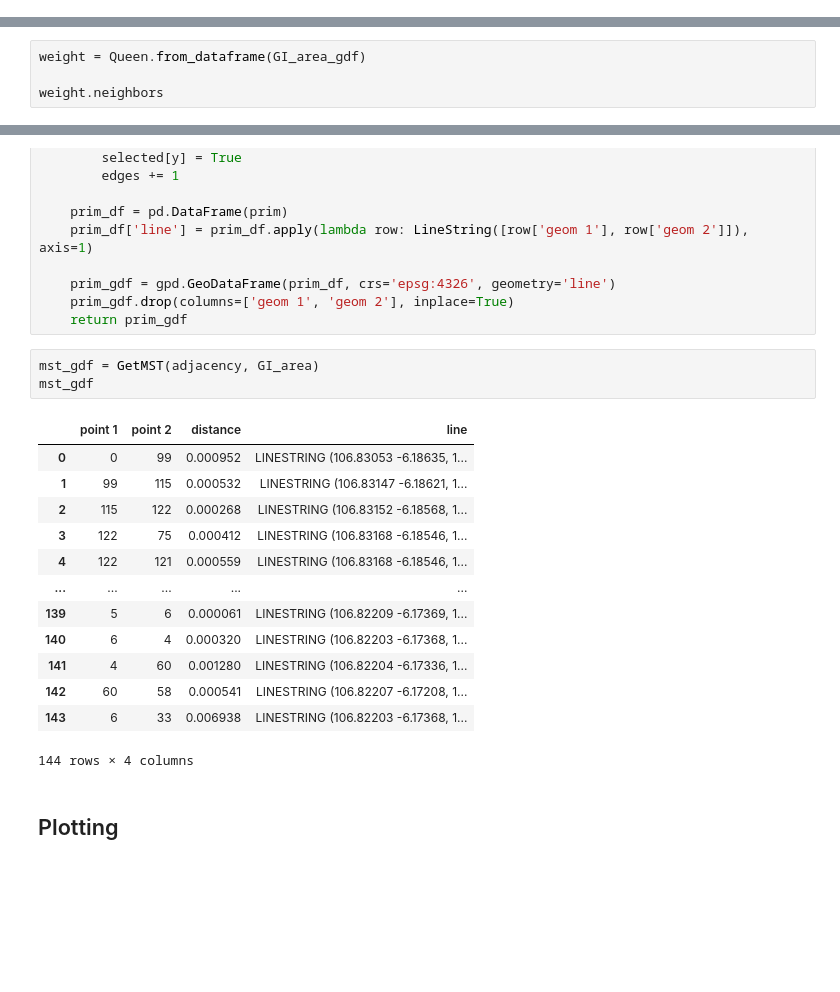
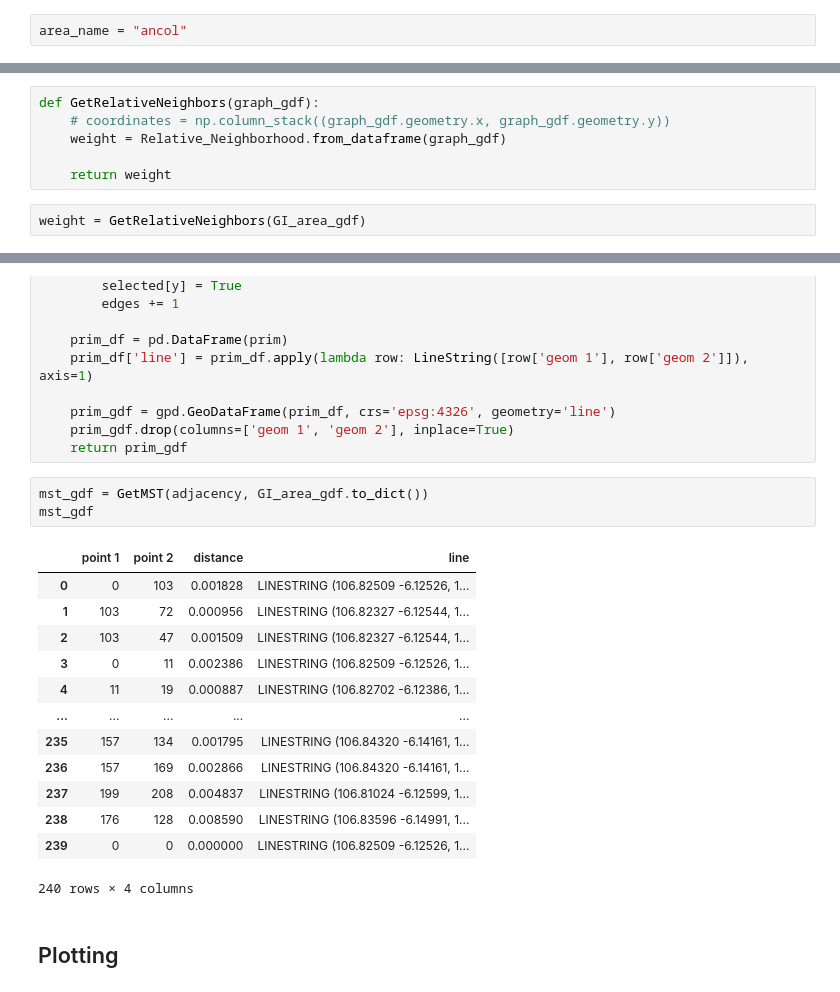
Before and after one commit to Quadran-ITB/substations-mst, a Jupyter notebook: substation_planning_mst.ipynb, the cells around one changed output, grey strips where cells are left out. Saved outputs shown, nothing was run; the diff lists cells and outputs as text; blank space fills up the shorter version.

```diff
--- a/substation_planning_mst.ipynb
+++ b/substation_planning_mst.ipynb
@@ -60,3 +60,5 @@ area_name = "kebon sirih"
+# %%
+area_name = "ancol"
 # %%
 GI_area_gdf = joined_gdf[joined_gdf['GI'].str.lower() == area_name.lower()].reset_index(drop=True)
 
@@ -77,6 +73,2 @@ print(GI_area)
 # %% [markdown]
 ## Neighboring points
-# %%
-weight = Queen.from_dataframe(GI_area_gdf)
-
-weight.neighbors
@@ -100,0 +83,8 @@ weight.neighbors
+# %%
+def GetRelativeNeighbors(graph_gdf):
+    # coordinates = np.column_stack((graph_gdf.geometry.x, graph_gdf.geometry.y))
+    weight = Relative_Neighborhood.from_dataframe(graph_gdf)
+
+    return weight
+# %%
+weight = GetRelativeNeighbors(GI_area_gdf)
@@ -163,22 +157,22 @@ def GetMST(graph, geom):
     prim_gdf.drop(columns=['geom 1', 'geom 2'], inplace=True)
     return prim_gdf
 # %%
-mst_gdf = GetMST(adjacency, GI_area)
+mst_gdf = GetMST(adjacency, GI_area_gdf.to_dict())
 mst_gdf
 # %% [output]
 |  | point 1 | point 2 | distance | line |
-| 0 | 0 | 99 | 0.000952 | LINESTRING (106.83053 -6.18635, 1... |
-| 1 | 99 | 115 | 0.000532 | LINESTRING (106.83147 -6.18621, 1... |
-| 2 | 115 | 122 | 0.000268 | LINESTRING (106.83152 -6.18568, 1... |
-| 3 | 122 | 75 | 0.000412 | LINESTRING (106.83168 -6.18546, 1... |
-| 4 | 122 | 121 | 0.000559 | LINESTRING (106.83168 -6.18546, 1... |
+| 0 | 0 | 103 | 0.001828 | LINESTRING (106.82509 -6.12526, 1... |
+| 1 | 103 | 72 | 0.000956 | LINESTRING (106.82327 -6.12544, 1... |
+| 2 | 103 | 47 | 0.001509 | LINESTRING (106.82327 -6.12544, 1... |
+| 3 | 0 | 11 | 0.002386 | LINESTRING (106.82509 -6.12526, 1... |
+| 4 | 11 | 19 | 0.000887 | LINESTRING (106.82702 -6.12386, 1... |
 | ... | ... | ... | ... | ... |
-| 139 | 5 | 6 | 0.000061 | LINESTRING (106.82209 -6.17369, 1... |
-| 140 | 6 | 4 | 0.000320 | LINESTRING (106.82203 -6.17368, 1... |
-| 141 | 4 | 60 | 0.001280 | LINESTRING (106.82204 -6.17336, 1... |
-| 142 | 60 | 58 | 0.000541 | LINESTRING (106.82207 -6.17208, 1... |
-| 143 | 6 | 33 | 0.006938 | LINESTRING (106.82203 -6.17368, 1... |
+| 235 | 157 | 134 | 0.001795 | LINESTRING (106.84320 -6.14161, 1... |
+| 236 | 157 | 169 | 0.002866 | LINESTRING (106.84320 -6.14161, 1... |
+| 237 | 199 | 208 | 0.004837 | LINESTRING (106.81024 -6.12599, 1... |
+| 238 | 176 | 128 | 0.008590 | LINESTRING (106.83596 -6.14991, 1... |
+| 239 | 0 | 0 | 0.000000 | LINESTRING (106.82509 -6.12526, 1... |
-144 rows × 4 columns
+240 rows × 4 columns
 # %% [markdown]
 ## Plotting
 # %%
```
Also changed, not shown: parts of 17 cells of this notebook.
